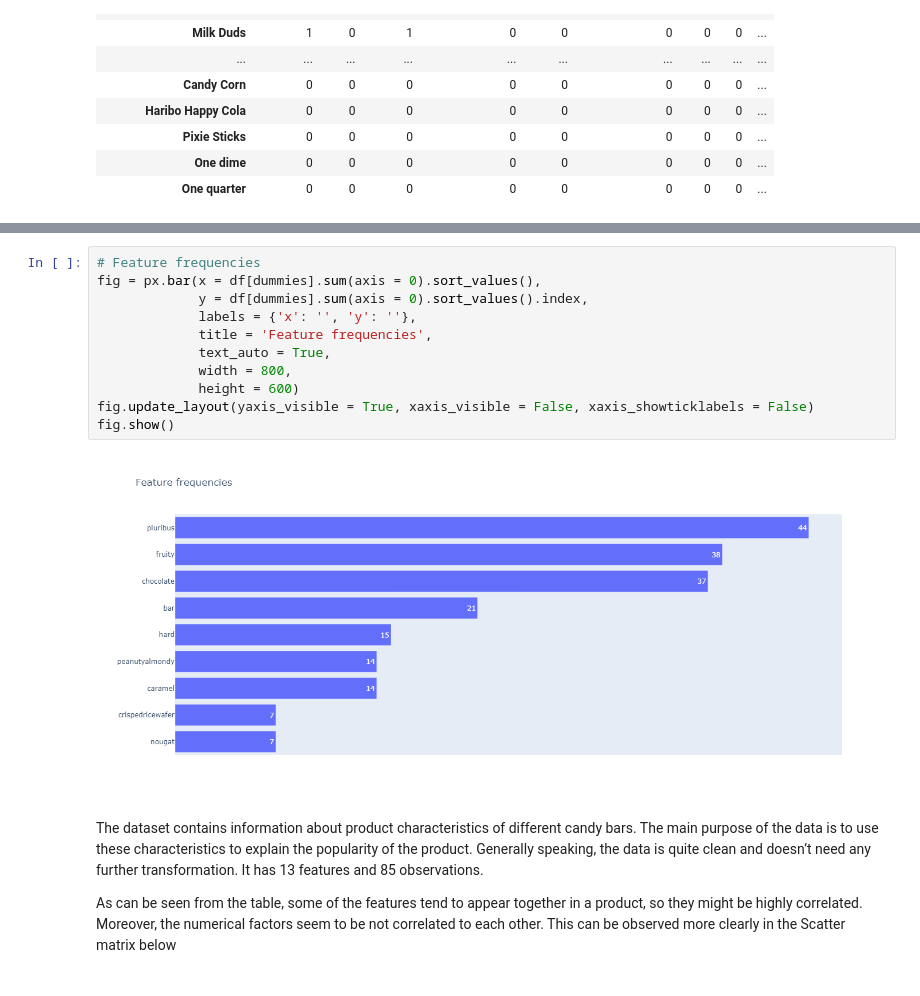
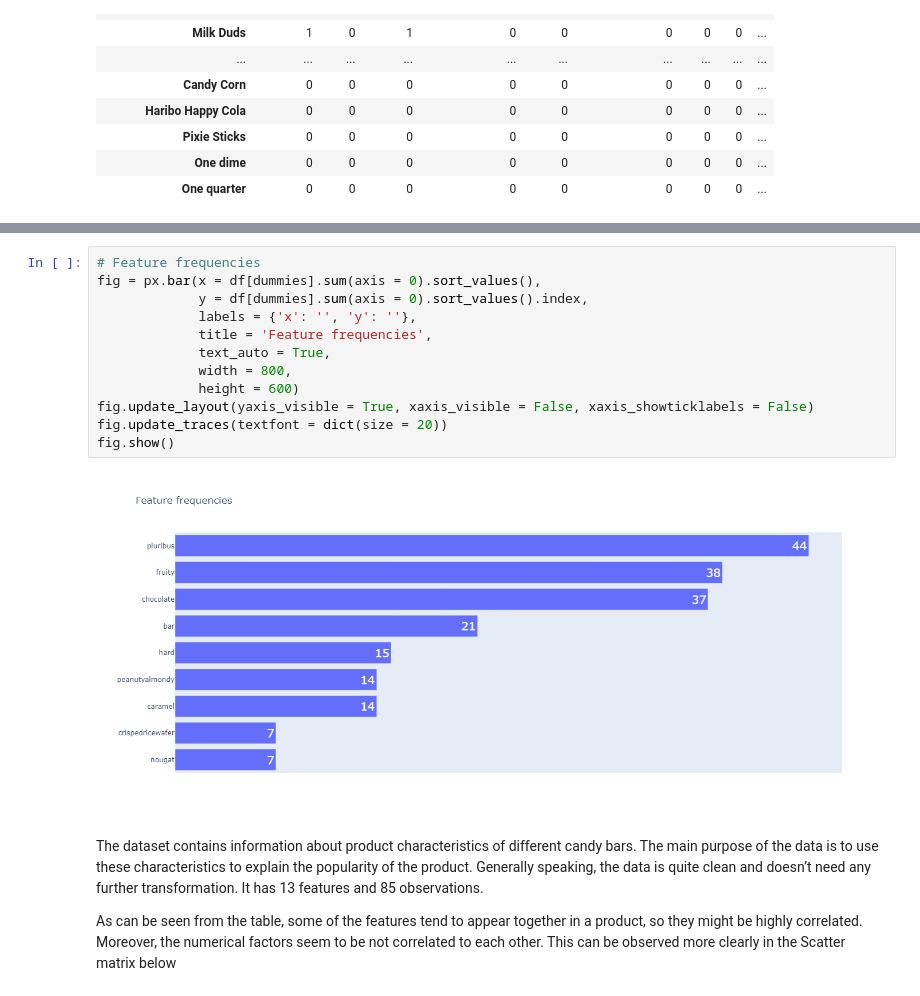
Before and after one commit to ChinhMaiGit/Project-Python-4, a Jupyter notebook: candy bar product design.ipynb, the cells around one changed output, grey strips where cells are left out. Saved outputs shown, nothing was run; the diff lists cells and outputs as text.

```diff
--- a/candy bar product design.ipynb
+++ b/candy bar product design.ipynb
@@ -155,16 +156,17 @@ fig.show()
 # %%
 # Feature frequencies
 fig = px.bar(x = df[dummies].sum(axis = 0).sort_values(),
              y = df[dummies].sum(axis = 0).sort_values().index,
              labels = {'x': '', 'y': ''},
              title = 'Feature frequencies',
              text_auto = True,
              width = 800,
              height = 600)
 fig.update_layout(yaxis_visible = True, xaxis_visible = False, xaxis_showticklabels = False)
+fig.update_traces(textfont = dict(size = 20))
 fig.show()
 # %% [output]
-[figure, old version]
+[figure, new version]
 # %% [markdown]
 The dataset contains information about product characteristics of different candy bars. The main purpose of the data is to use these characteristics to explain the popularity of the product. Generally speaking, the data is quite clean and doesn’t need any further transformation. It has 13 features and 85 observations.
 
```
Also changed, not shown: parts of 5 cells of this notebook, 1 other file.
